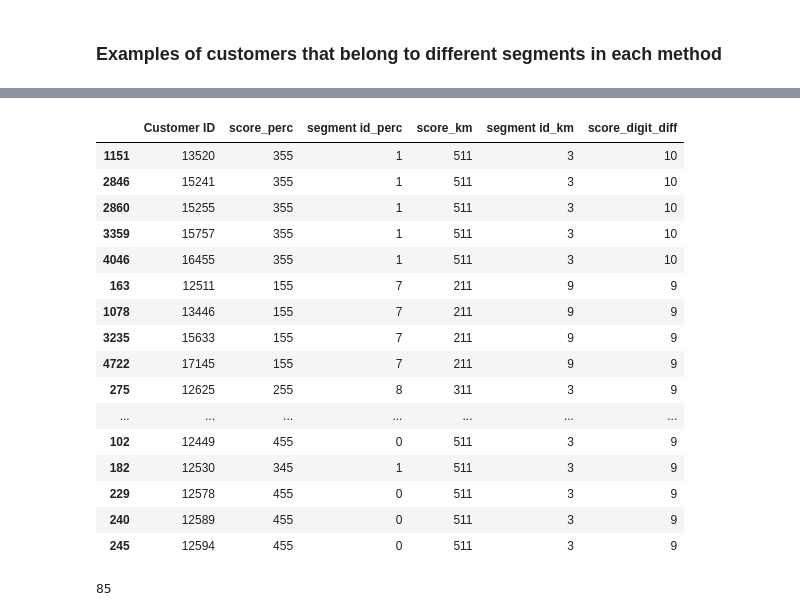
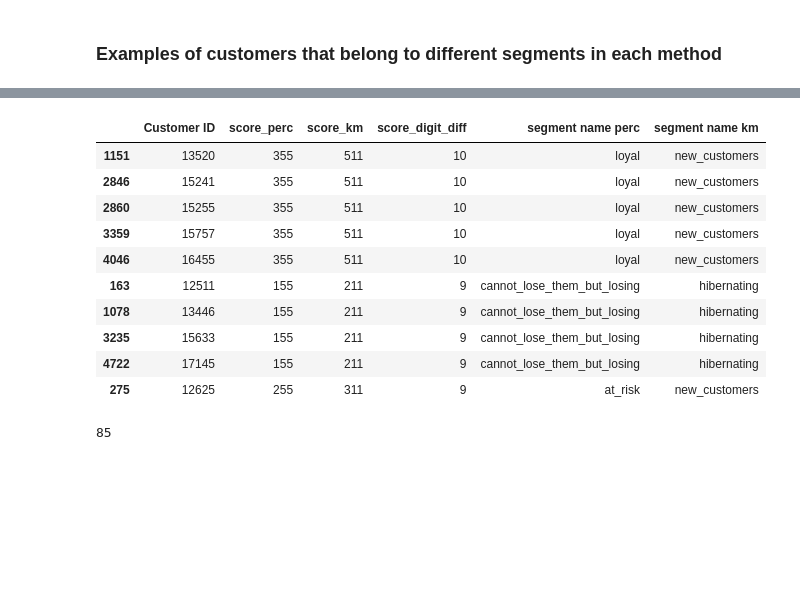
Before and after one commit to ArgyroMp/msc-thesis, a Jupyter notebook: Notebooks/04. comparison_03a_vs_03b.ipynb, the cells around one changed output, grey strips where cells are left out. Cells and saved outputs as stored; diff of their text form; code cells hidden in the pictures; blank space fills up the shorter version.

Commit message:
finishes comparison of percentiles/column-k-means results

```diff
--- a/Notebooks/04. comparison_03a_vs_03b.ipynb
+++ b/Notebooks/04. comparison_03a_vs_03b.ipynb
@@ -612,48 +622,50 @@ sorted_customers.head(20)
 # %%
 # Compare customers perc vs km by score
 
 # Function to calculate the sum of differences between individual digits of two scores
 def digit_difference(score1, score2):
     # Convert both scores to strings to compare their digits
     str1 = f"{score1:.2f}".replace(".", "")  # Get the digits as string, e.g., 0.75 -> '075'
     str2 = f"{score2:.2f}".replace(".", "")  # Get the digits as string, e.g., 0.80 -> '080'
 
     # Sum of the absolute difference between corresponding digits
     total_diff = sum(abs(int(a) - int(b)) for a, b in zip(str1, str2))
 
     return total_diff
 
 # Merge DataFrames on 'Customer ID', include 'score' and 'segment id'
 merged_df = pd.merge(rfm_sc_perc[['Customer ID', 'score', 'segment id']],
                      rfm_sc_km[['Customer ID', 'score', 'segment id']],
                      on='Customer ID', suffixes=('_perc', '_km'))
 
 # Calculate the sum of digit differences between scores
 merged_df['score_digit_diff'] = merged_df.apply(lambda row: digit_difference(row['score_perc'], row['score_km']), axis=1)
 
 # Sort first by digit difference in descending order, then by 'score_km' in ascending order
 sorted_customers = merged_df.sort_values(by=['score_digit_diff', 'score_km'], ascending=[False, True])
 
+# Create a mapping from segment id to segment name
+segment_id_to_name = dict(enumerate(segments_names))
+
+# Add a new column 'segment name' in segment_counts using the mapping
+sorted_customers['segment name perc'] = sorted_customers['segment id_perc'].map(segment_id_to_name)
+sorted_customers['segment name km']   = sorted_customers['segment id_km'].map(segment_id_to_name)
+
+sorted_customers = sorted_customers[['Customer ID', 'score_perc', 'score_km', 'score_digit_diff', 'segment name perc', 'segment name km']]
 # Display the result
-sorted_customers.head(30)
+sorted_customers.head(10)
 # %% [output]
-|  | Customer ID | score_perc | segment id_perc | score_km | segment id_km | score_digit_diff |
-| 1151 | 13520 | 355 | 1 | 511 | 3 | 10 |
-| 2846 | 15241 | 355 | 1 | 511 | 3 | 10 |
-| 2860 | 15255 | 355 | 1 | 511 | 3 | 10 |
-| 3359 | 15757 | 355 | 1 | 511 | 3 | 10 |
-| 4046 | 16455 | 355 | 1 | 511 | 3 | 10 |
-| 163 | 12511 | 155 | 7 | 211 | 9 | 9 |
-| 1078 | 13446 | 155 | 7 | 211 | 9 | 9 |
-| 3235 | 15633 | 155 | 7 | 211 | 9 | 9 |
-| 4722 | 17145 | 155 | 7 | 211 | 9 | 9 |
-| 275 | 12625 | 255 | 8 | 311 | 3 | 9 |
-| ... | ... | ... | ... | ... | ... | ... |
-| 102 | 12449 | 455 | 0 | 511 | 3 | 9 |
-| 182 | 12530 | 345 | 1 | 511 | 3 | 9 |
-| 229 | 12578 | 455 | 0 | 511 | 3 | 9 |
-| 240 | 12589 | 455 | 0 | 511 | 3 | 9 |
-| 245 | 12594 | 455 | 0 | 511 | 3 | 9 |
+|  | Customer ID | score_perc | score_km | score_digit_diff | segment name perc | segment name km |
+| 1151 | 13520 | 355 | 511 | 10 | loyal | new_customers |
+| 2846 | 15241 | 355 | 511 | 10 | loyal | new_customers |
+| 2860 | 15255 | 355 | 511 | 10 | loyal | new_customers |
+| 3359 | 15757 | 355 | 511 | 10 | loyal | new_customers |
+| 4046 | 16455 | 355 | 511 | 10 | loyal | new_customers |
+| 163 | 12511 | 155 | 211 | 9 | cannot_lose_them_but_losing | hibernating |
+| 1078 | 13446 | 155 | 211 | 9 | cannot_lose_them_but_losing | hibernating |
+| 3235 | 15633 | 155 | 211 | 9 | cannot_lose_them_but_losing | hibernating |
+| 4722 | 17145 | 155 | 211 | 9 | cannot_lose_them_but_losing | hibernating |
+| 275 | 12625 | 255 | 311 | 9 | at_risk | new_customers |
 # %%
 # how many *55 <--> *11 ?
 
```
Also changed, not shown: parts of 7 cells of this notebook, 2 other files.
